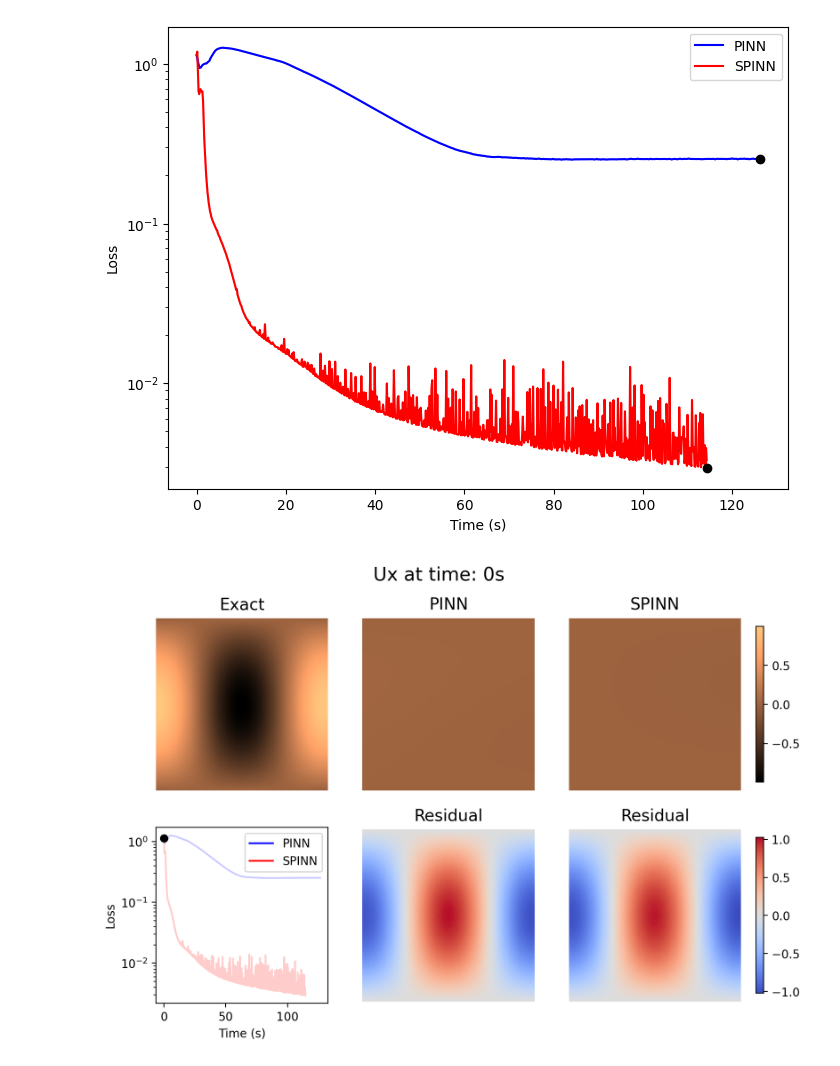
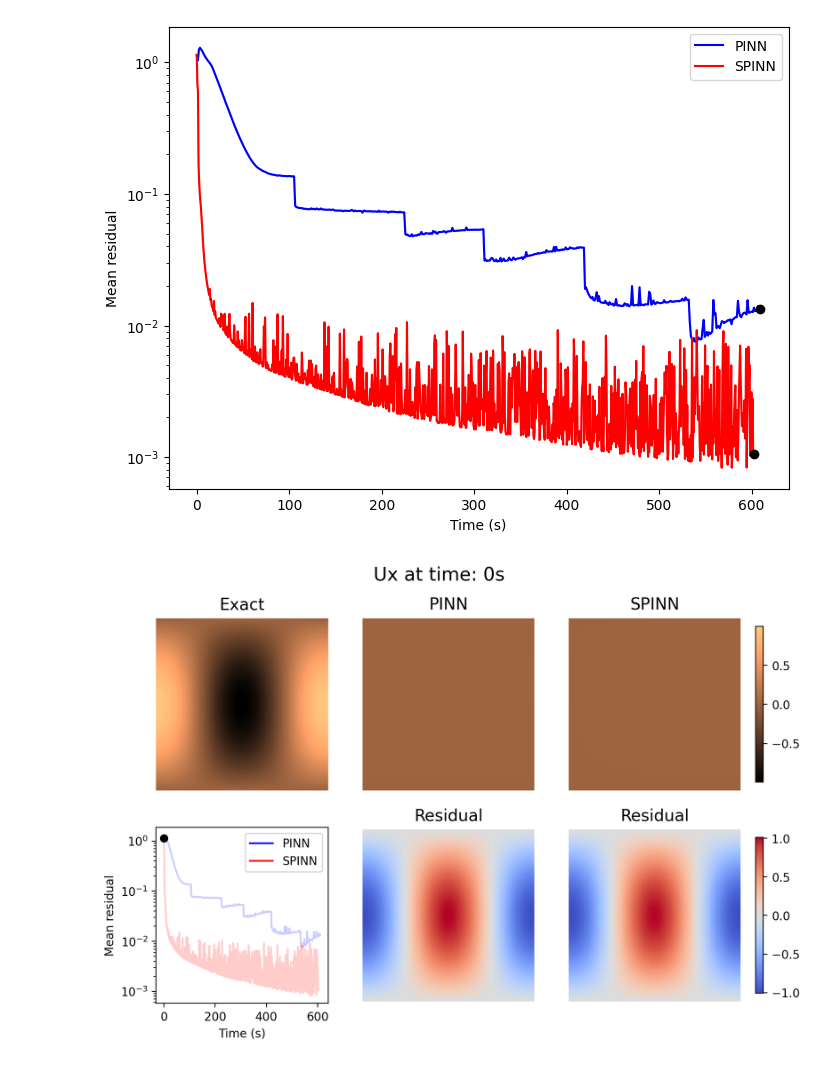
Before and after one commit to bonneted/pinn-cm, a Jupyter notebook: SPINN/plot_results.ipynb, the cells around one changed output. Saved outputs shown, nothing was run; the diff lists cells and outputs as text; code cells hidden in the pictures.

```diff
--- a/SPINN/plot_results.ipynb
+++ b/SPINN/plot_results.ipynb
@@ -2,8 +2,8 @@
 import numpy as np
 import json
 
-pinn_run = "pinn-5"
-spinn_run = "spinn-6"
+pinn_run = "pfnn_10min"
+spinn_run = "spinn_10min"
 
 pinn_folder = f"./results/{pinn_run}/"
 spinn_folder = f"./results/{spinn_run}/"
@@ -27,17 +27,16 @@ def read_data_file(filename):
 
     return steps, values
 
-field = "Ux"
-spinn_steps_loaded, V_spinn = read_data_file(spinn_folder + f"{field}_history.dat")
-pinn_steps_loaded, V_pinn = read_data_file(pinn_folder + f"{field}_history.dat")
+losshistory_pinn = np.loadtxt(pinn_folder + "loss_history.dat")
+losshistory_spinn = np.loadtxt(spinn_folder + "loss_history.dat")
+pinn_loss = losshistory_pinn[:, -1]
+pinn_steps_loaded = losshistory_pinn[:, 0]
+spinn_loss = losshistory_spinn[:, -1]
+spinn_steps_loaded = losshistory_spinn[:, 0]
 # %%
 import matplotlib.pyplot as plt
 import matplotlib.animation as animation
 
-losshistory_pinn = np.loadtxt(pinn_folder + "loss_history.dat")
-losshistory_spinn = np.loadtxt(spinn_folder + "loss_history.dat")
-pinn_loss = losshistory_pinn[:, -1]
-spinn_loss = losshistory_spinn[:, -1]
 
 step_type = ["iteration", "time"][1]
 t_pinn = pinn_config["elapsed"]
@@ -56,33 +55,33 @@ def init_losshistory(ax):
     scatter_pinn = ax.scatter([], [], c='k', zorder=4)
     scatter_spinn = ax.scatter([], [], c='k', zorder=4)
     ax.legend(["PINN", "SPINN"])
-    ax.set_ylabel("Loss")
+    ax.set_ylabel("Mean residual")
     if step_type == "time":
         ax.set_xlabel("Time (s)")
     else:
         ax.set_xlabel("Iterations")
     return line_pinn, line_spinn, scatter_pinn, scatter_spinn
 
 def update_losshistory(iterations, line_pinn, line_spinn, scatter_pinn, scatter_spinn):
     if step_type == "time" and iterations > 0:
         spinn_iter = int(iterations * speed_factor)
     else:
         spinn_iter = iterations
 
     line_pinn.set_data(pinn_steps[:iterations], pinn_loss[:iterations])
     scatter_pinn.set_offsets([pinn_steps[iterations], pinn_loss[iterations]])
 
     if spinn_iter < len(spinn_steps):
         line_spinn.set_data(spinn_steps[:spinn_iter], spinn_loss[:spinn_iter])
         scatter_spinn.set_offsets([spinn_steps[spinn_iter], spinn_loss[spinn_iter]])
     return line_pinn, line_spinn, scatter_pinn, scatter_spinn
 
 fig, ax = plt.subplots(1, 1, figsize=(8, 6), dpi=100)
 line_pinn, line_spinn, scatter_pinn, scatter_spinn = init_losshistory(ax)
 update_losshistory(-1, line_pinn, line_spinn, scatter_pinn, scatter_spinn)
 plt.show()
 
 # anim = animation.FuncAnimation(fig, update_losshistory, fargs=(line_pinn, line_spinn, scatter_pinn, scatter_spinn), frames=int(len(losshistory_pinn)/10), interval=100, repeat=False)
 # HTML(anim.to_jshtml())
 # %% [output]
-[figure, old version]
+[figure, new version]
@@ -109,7 +115,7 @@ ngrid = 100
 
 Xmesh, Ymesh = np.meshgrid(np.linspace(0, 1, ngrid), np.linspace(0, 1, ngrid), indexing='ij')
 Xinput = np.hstack((Xmesh.reshape(-1, 1), Ymesh.reshape(-1, 1)))
-Ux_exact = U_exact(Xinput)[:,0].reshape(Xmesh.shape)
+Ux_exact = U_exact(Xinput)[:,field_id].reshape(Xmesh.shape)
 Ux_norm = colors.Normalize(vmin=np.min(Ux_exact), vmax=np.max(Ux_exact))
 diff = np.stack((np.array(V_pinn[i]).reshape(-1,ngrid,ngrid)-Ux_exact,np.array(V_spinn[i]).reshape(-1,ngrid,ngrid)-Ux_exact))
 abs_diff = np.abs(diff)
@@ -140,7 +146,7 @@ cbdiff = fig.colorbar(im_12, ax=ax[1][2], cax=cax)
 fig.suptitle(f"{field} at {step_type}: {pinn_steps[i]:.0f}{"s" if step_type == "time" else ""}", fontsize=16)
 plt.show()
 # %% [output]
-[figure, old version]
+[figure, new version]
 # %%
 import matplotlib.animation as animation
 from IPython.display import HTML
```
Also changed, not shown: parts of 3 cells of this notebook, 8 other files.
